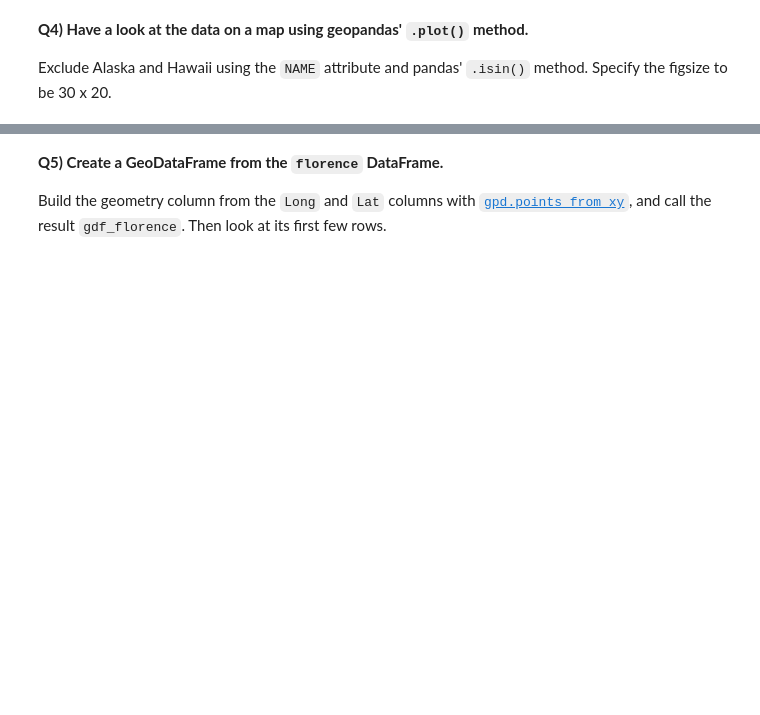
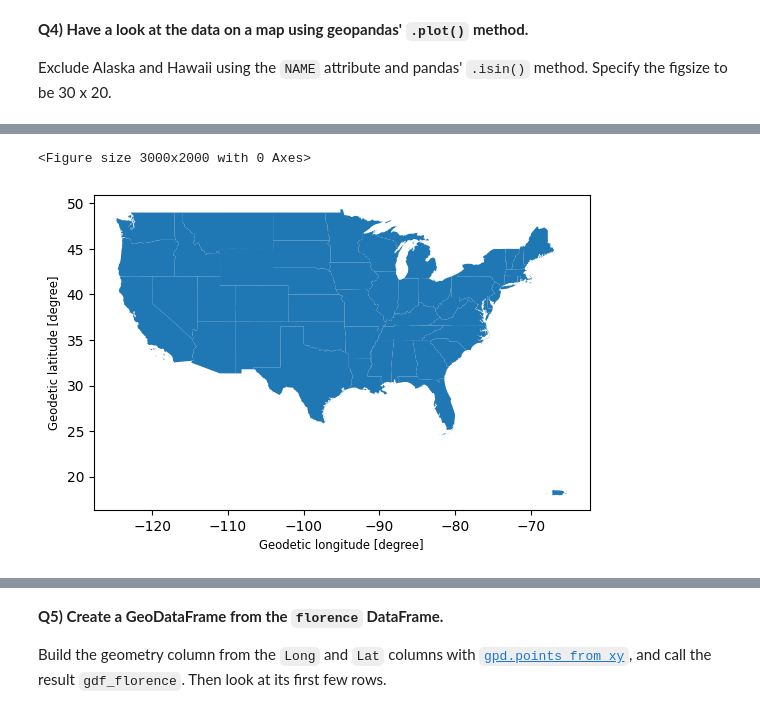
Before and after one commit to emmagiometti/A2026_Intro_Python, a Jupyter notebook: FEEDBACK_GIOMETTI_1_6_env_exercise.ipynb, the cells around one changed output, grey strips where cells are left out. Cells and saved outputs as stored; diff of their text form; code cells hidden in the pictures; blank space fills up the shorter version.

```diff
--- a/FEEDBACK_GIOMETTI_1_6_env_exercise.ipynb
+++ b/FEEDBACK_GIOMETTI_1_6_env_exercise.ipynb
@@ -94,3 +119,14 @@ figsize to be 30 x 20.
+# %%
+#My first attempt to plot the states returned a figure with two subplots instead of one plot.
+#This is my second attempt after reviewing the matplotlib chapter again:
+fig = plt.figure(figsize=(30,20))
+
+#excludes hawaii and alaska:
+fig = country[~country["NAME"].isin(["Alaska", "Hawaii"])].plot()
+plt.show()
+# %% [output]
+<Figure size 3000x2000 with 0 Axes>
+[figure, added]
 # %%
 # Pre-supplied: read in the hurricane Florence data, drop the advisory bookkeeping columns,
 # fix the longitude sign, and have a look at the dataframe.
```
Also changed, not shown: parts of 13 cells of this notebook.
